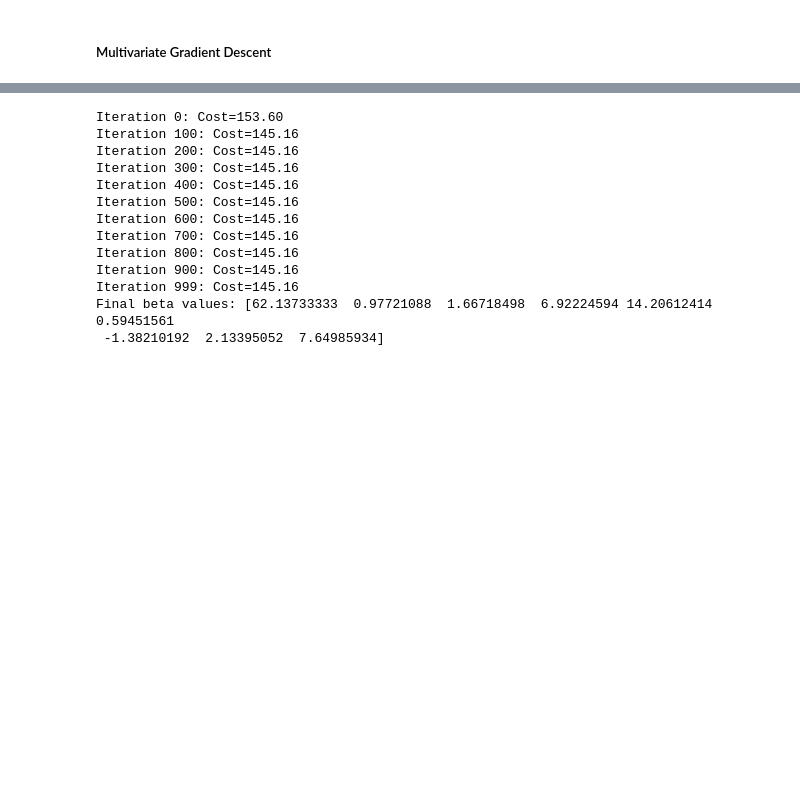
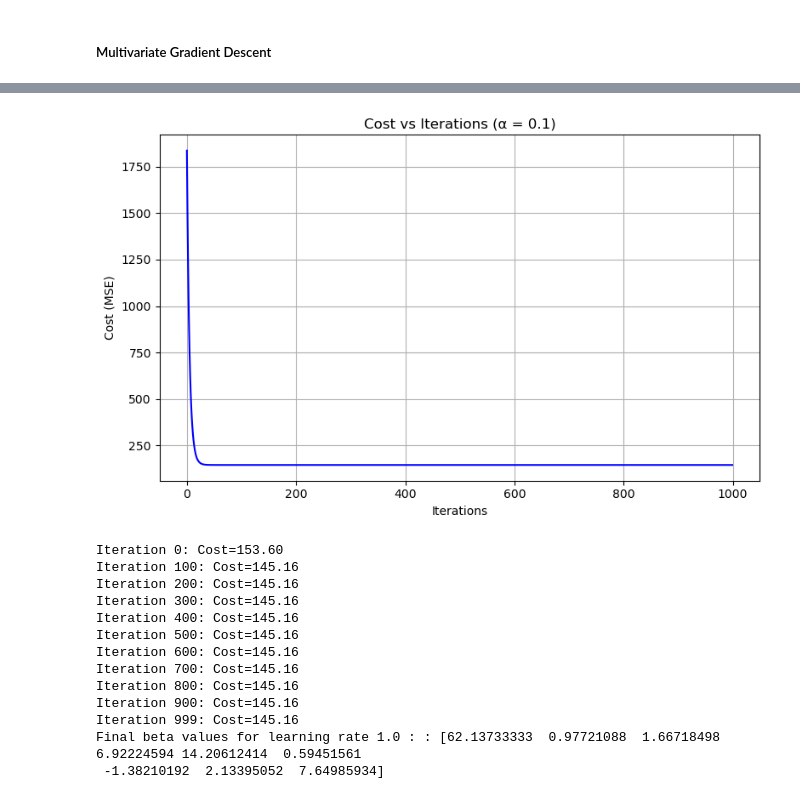
Before and after one commit to jsm-jayakodi/Capstone_mini_project_00, a Jupyter notebook: 3_linear_regression_full_dataset.ipynb, the cells around one changed output, grey strips where cells are left out. Cells and saved outputs as stored; diff of their text form; code cells hidden in the pictures; blank space fills up the shorter version.

```diff
--- a/3_linear_regression_full_dataset.ipynb
+++ b/3_linear_regression_full_dataset.ipynb
@@ -135,7 +155,11 @@ Final beta values: [62.13733333  0.97721088  1.66718498  6.92224594 14.20612414
  -1.38210192  2.13395052  7.64985934]
+# %%
+plot_single_cost(cost_history, 0.1)
+# %% [output]
+[figure, added]
 # %%
 beta, cost_history = gradient_descent(X_scaled, y, learning_rate=1.0, num_iterations=1000)
-print("Final beta values:", beta)
+print("Final beta values for learning rate 1.0 : :", beta)
 # %% [output]
 Iteration 0: Cost=153.60
 Iteration 100: Cost=145.16
@@ -148,5 +172,5 @@ Iteration 700: Cost=145.16
 Iteration 800: Cost=145.16
 Iteration 900: Cost=145.16
 Iteration 999: Cost=145.16
-Final beta values: [62.13733333  0.97721088  1.66718498  6.92224594 14.20612414  0.59451561
+Final beta values for learning rate 1.0 : : [62.13733333  0.97721088  1.66718498  6.92224594 14.20612414  0.59451561
  -1.38210192  2.13395052  7.64985934]
```
Also changed, not shown: parts of 10 cells of this notebook.
